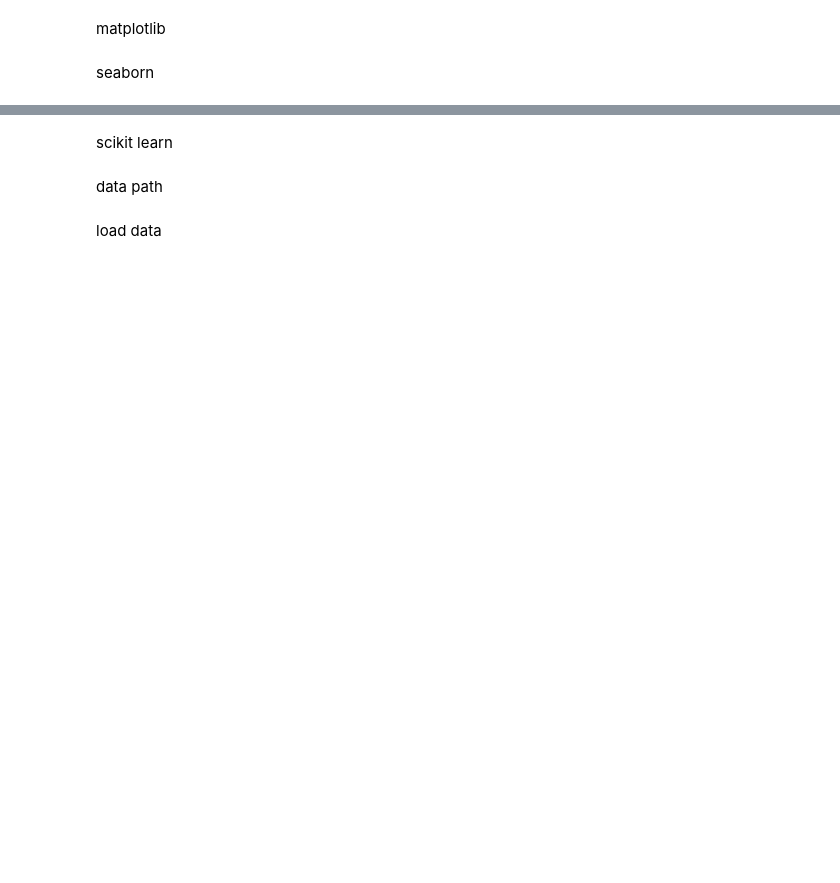
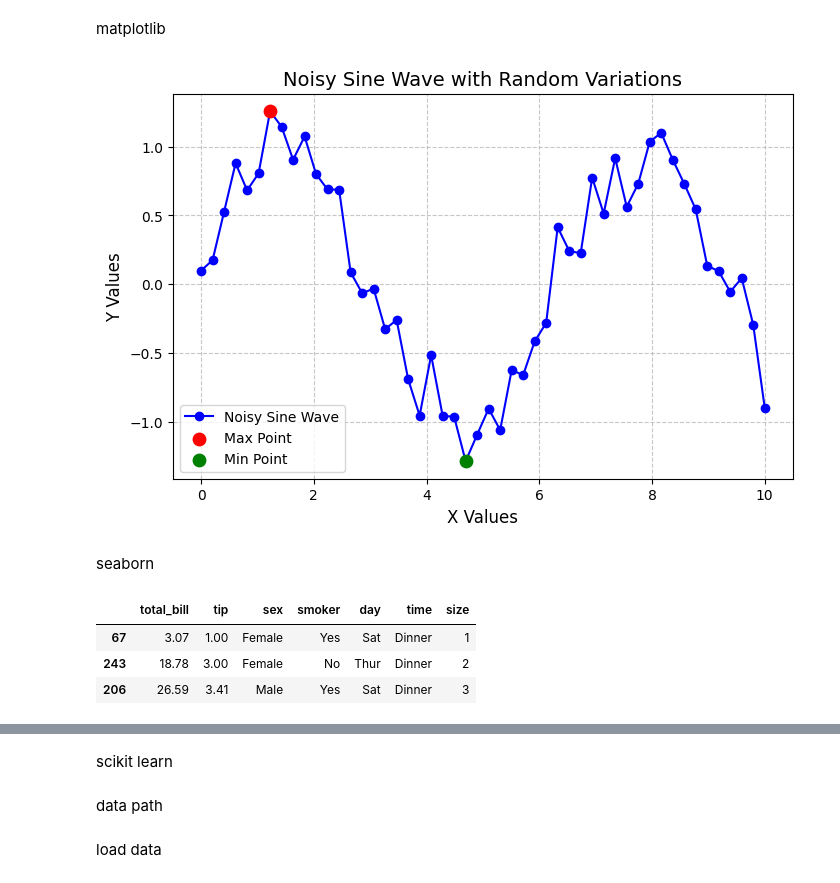
Before and after one commit to hawraaali23/BigDataApplications, a Jupyter notebook: my_notebooks/Tutorial8.ipynb, the cells around one changed output, grey strips where cells are left out. Drawn from its saved outputs; the diff is of its cells as text; code cells hidden in the pictures; blank space fills up the shorter version.

```diff
--- a/my_notebooks/Tutorial8.ipynb
+++ b/my_notebooks/Tutorial8.ipynb
@@ -1,6 +1,49 @@
 # %% [markdown]
 matplotlib
+# %%
+import matplotlib.pyplot as plt
+import numpy as np
+
+# Generate some data for the plot
+np.random.seed(42)
+x = np.linspace(0, 10, 50)
+y = np.sin(x) + np.random.normal(scale=0.2, size=50)
+
+# Create the figure and axis
+fig, ax = plt.subplots(figsize=(8, 5))
+
+# Plot the data
+ax.plot(x, y, marker='o', linestyle='-', color='b', label='Noisy Sine Wave')
+
+# Add labels and title
+ax.set_xlabel("X Values", fontsize=12)
+ax.set_ylabel("Y Values", fontsize=12)
+ax.set_title("Noisy Sine Wave with Random Variations", fontsize=14)
+
+# Add a grid
+ax.grid(True, linestyle='--', alpha=0.7)
+
+# Highlight max and min points
+ax.scatter(x[np.argmax(y)], max(y), color='red', label='Max Point', s=80, zorder=3)
+ax.scatter(x[np.argmin(y)], min(y), color='green', label='Min Point', s=80, zorder=3)
+
+# Add a legend
+ax.legend()
+
+# Show the plot
+plt.show()
+# %% [output]
+[figure, added]
 # %% [markdown]
 seaborn
 # %%
 import seaborn as sns
+# %%
+df = sns.load_dataset('tips')
+df = df.sample(n=50, random_state=1)
+df.head(3)
+# %% [output]
+|  | total_bill | tip | sex | smoker | day | time | size |
+| 67 | 3.07 | 1.00 | Female | Yes | Sat | Dinner | 1 |
+| 243 | 18.78 | 3.00 | Female | No | Thur | Dinner | 2 |
+| 206 | 26.59 | 3.41 | Male | Yes | Sat | Dinner | 3 |
```
Also changed, not shown: parts of 18 cells of this notebook, 1 other file.
